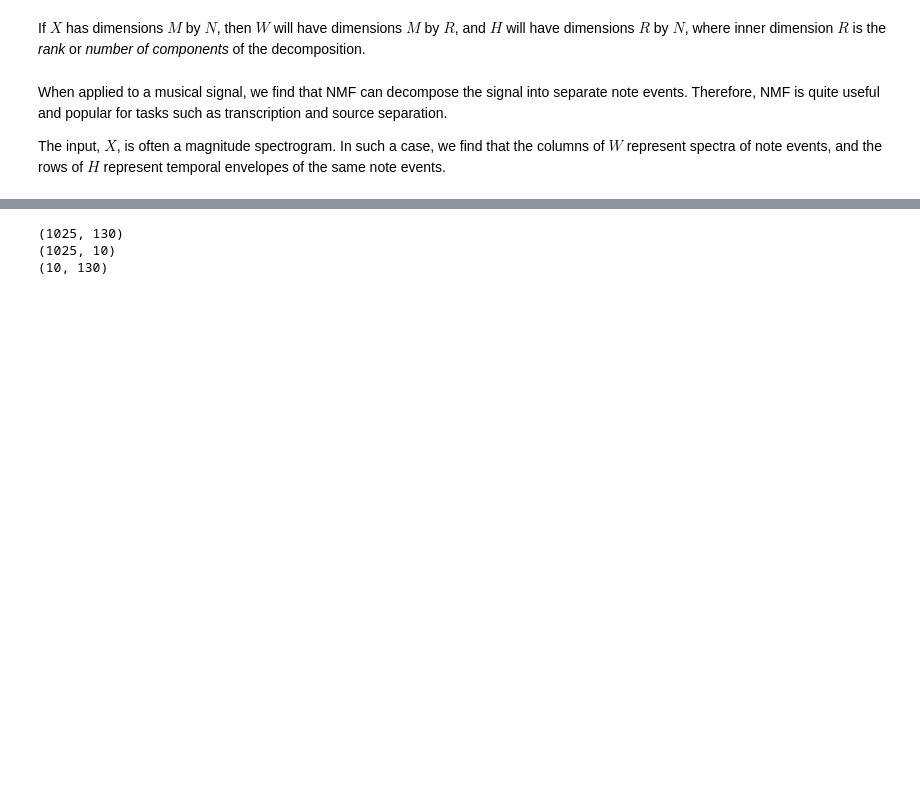
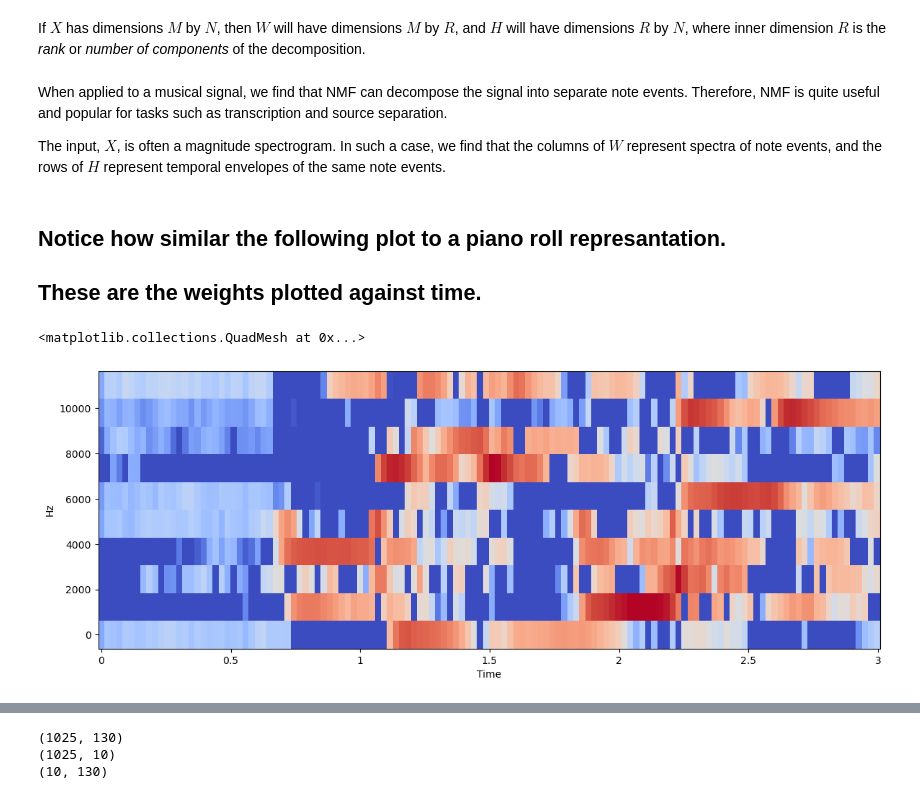
Before and after one commit to jonibarci/SPAI, a Jupyter notebook: NMF_tutorial.ipynb, the cells around one changed output, grey strips where cells are left out. Saved outputs shown, nothing was run; the diff lists cells and outputs as text; code cells hidden in the pictures; blank space fills up the shorter version.

Commit message:
piano roll represantation ?

```diff
--- a/NMF_tutorial.ipynb
+++ b/NMF_tutorial.ipynb
@@ -93,3 +93,13 @@ The input, $X$, is often a magnitude spectrogram. In such a case, we find that t
 X_mag, X_phase = librosa.magphase(X)
 n_components = 10 # change this to better understand what happens
 W, H = librosa.decompose.decompose(X_mag,n_components=n_components, sort=True)
+# %% [markdown]
+## Notice how similar the following plot to a piano roll represantation.
+## These are the weights plotted against time.
+# %%
+Hdb = librosa.amplitude_to_db(H)
+plt.figure(figsize=(14,5))
+librosa.display.specshow(Hdb, sr=fs, x_axis='time', y_axis='hz')
+# %% [output]
+<matplotlib.collections.QuadMesh at 0x...>
+[figure, added]
```
Also changed, not shown: parts of 1 cell of this notebook.
